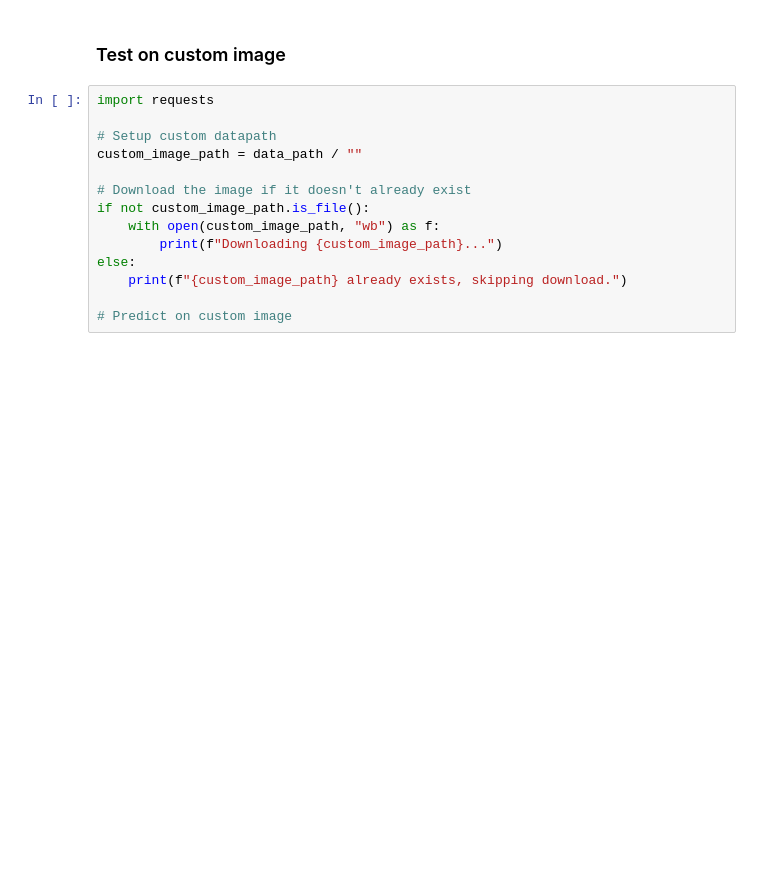
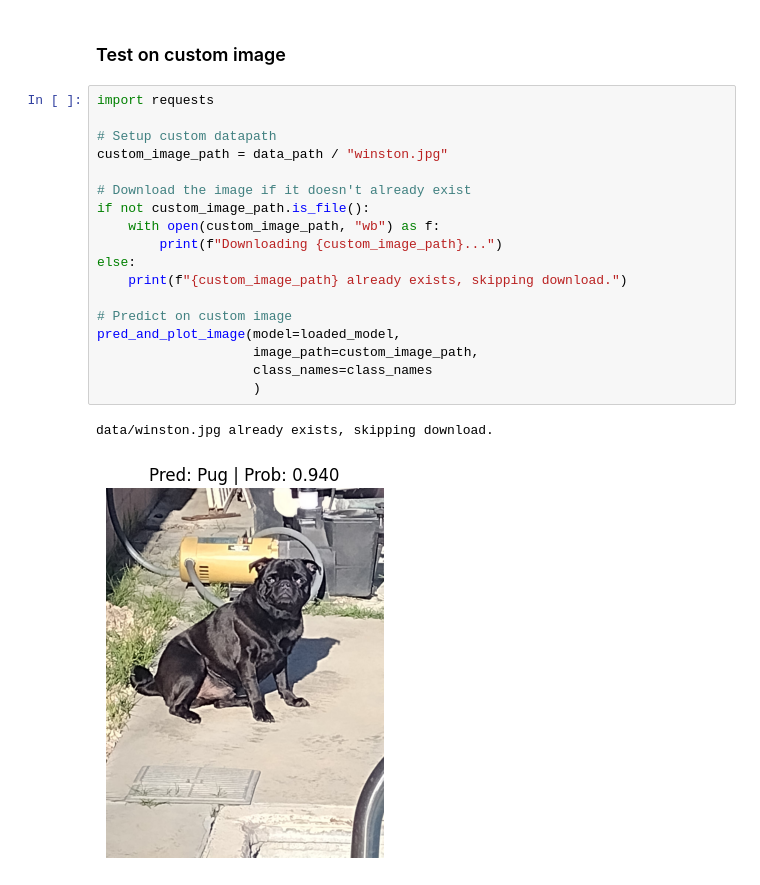
Before and after one commit to ceiaram/Dog-Breed-Classification, a Jupyter notebook: dog_breed_image_classifier.ipynb, the cells around one changed output. Drawn from its saved outputs; the diff is of its cells as text; blank space fills up the shorter version.

```diff
--- a/dog_breed_image_classifier.ipynb
+++ b/dog_breed_image_classifier.ipynb
@@ -994,14 +1068,21 @@ def pred_and_plot_image():
 # %%
 import requests
 
 # Setup custom datapath
-custom_image_path = data_path / ""
+custom_image_path = data_path / "winston.jpg"
 
 # Download the image if it doesn't already exist
 if not custom_image_path.is_file():
     with open(custom_image_path, "wb") as f:
         print(f"Downloading {custom_image_path}...")
 else:
     print(f"{custom_image_path} already exists, skipping download.")
 
 # Predict on custom image
+pred_and_plot_image(model=loaded_model,
+                    image_path=custom_image_path,
+                    class_names=class_names
+                    )
+# %% [output]
+data/winston.jpg already exists, skipping download.
+[figure, added]
```
Also changed, not shown: parts of 6 cells of this notebook, 1 other file.
